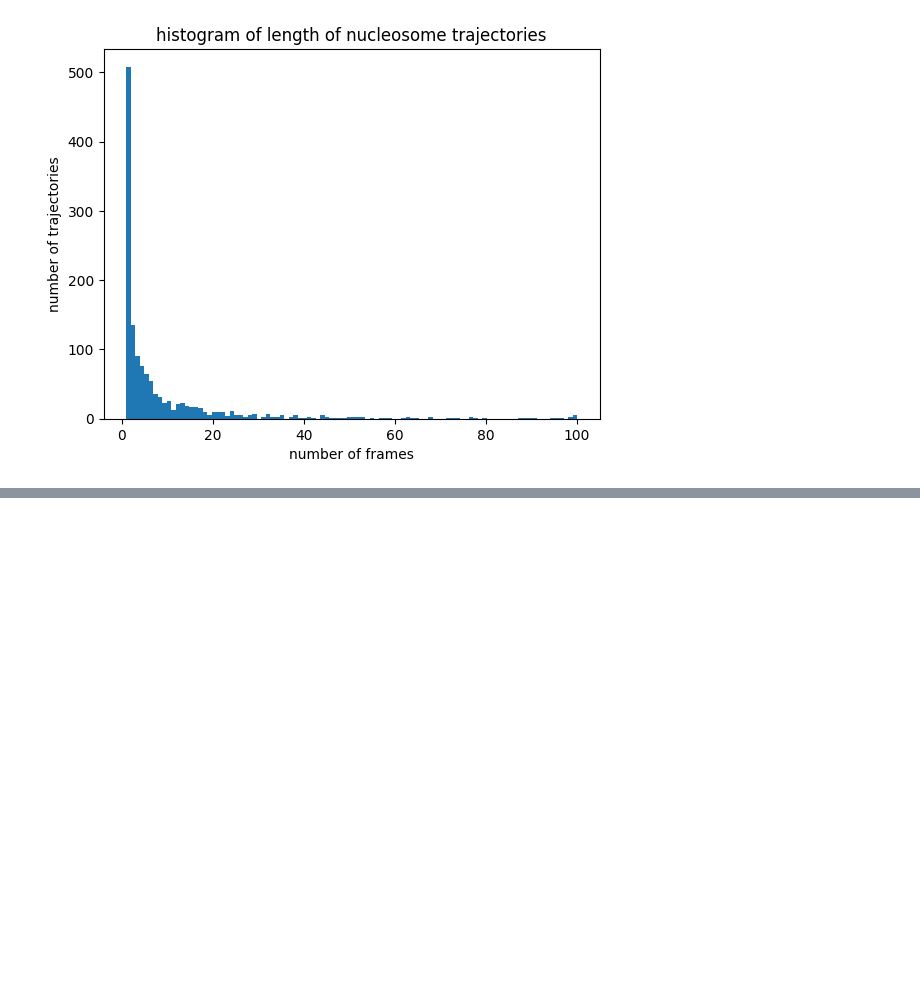
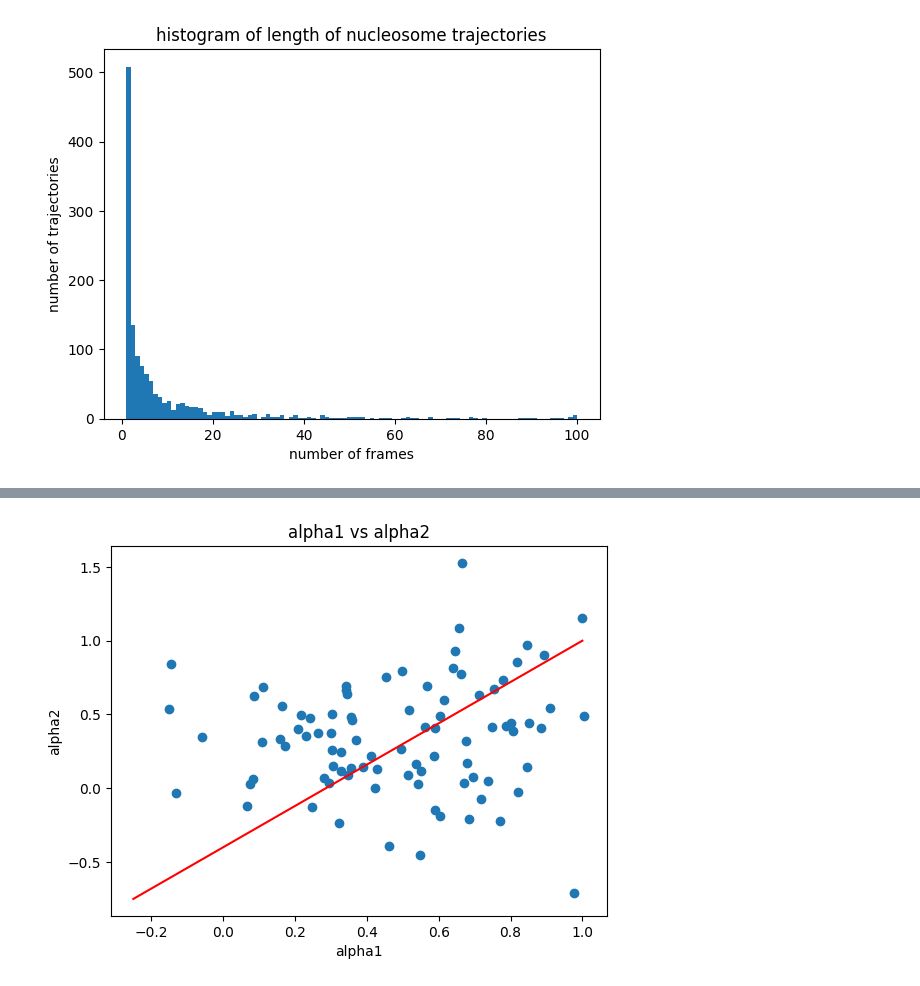
Before and after one commit to mkrishnapraneet/2D-Temporal-normalizing-flows, a Jupyter notebook: TNFwithRealNVP/preproc.ipynb, the cells around one changed output, grey strips where cells are left out. Drawn from its saved outputs; the diff is of its cells as text; code cells hidden in the pictures; blank space fills up the shorter version.

```diff
--- a/TNFwithRealNVP/preproc.ipynb
+++ b/TNFwithRealNVP/preproc.ipynb
@@ -208,0 +208,11 @@ plt.show()
+# %%
+# plot the alpha1 and alpha2
+plt.scatter(alpha_analysis[:, 0], alpha_analysis[:, 1])
+plt.xlabel("alpha1")
+plt.ylabel("alpha2")
+plt.title("alpha1 vs alpha2")
+# plot x=y line
+plt.plot([-0.25, 1], [-0.75, 1], color="red")
+plt.show()
+# %% [output]
+[figure, added]
```
Also changed, not shown: parts of 5 cells of this notebook, 1 other file.
